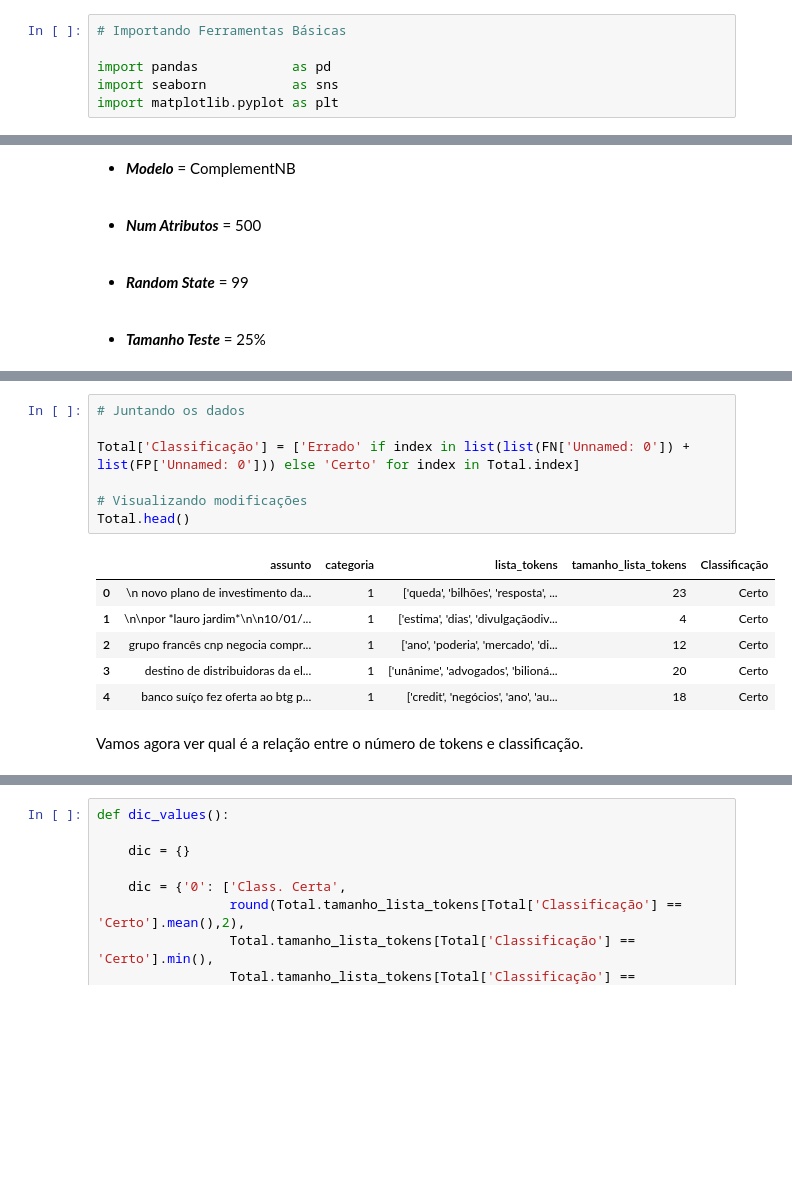
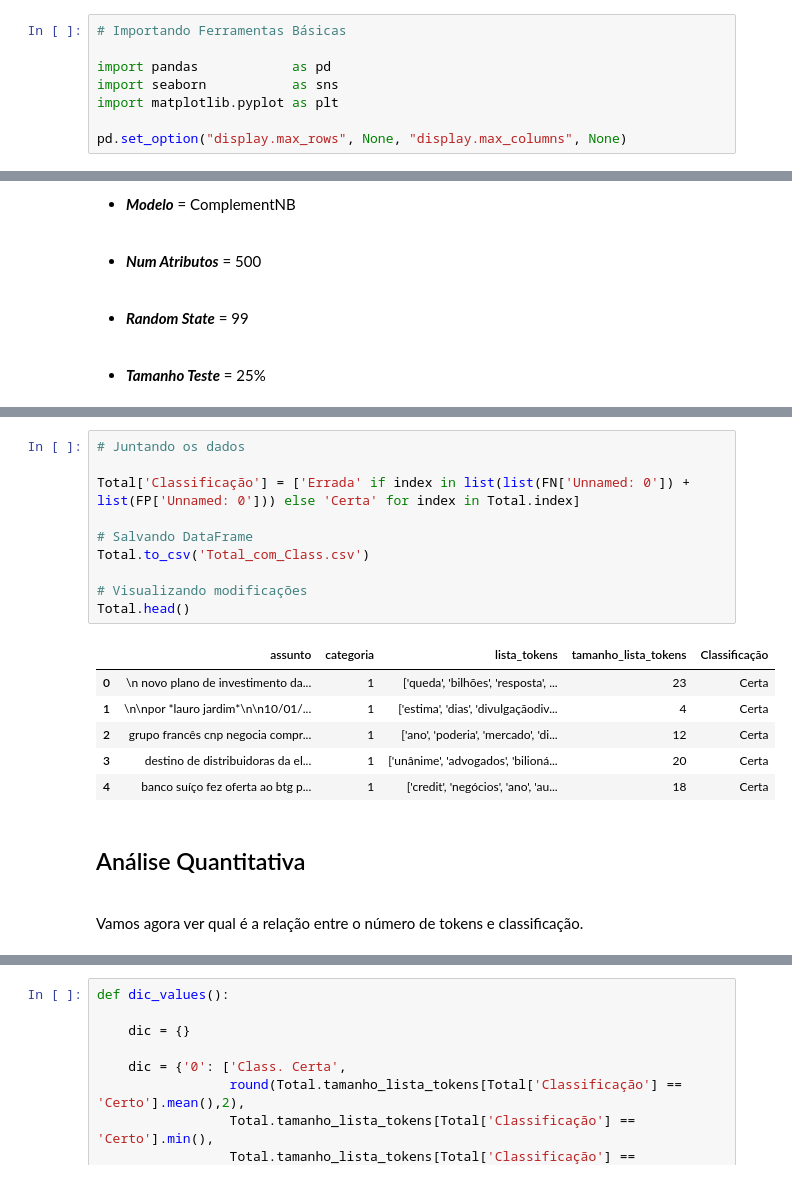
Before and after one commit to EricaFer/CVM, a Jupyter notebook: Análise FP FN.ipynb, the cells around one changed output, grey strips where cells are left out. Cells and saved outputs as stored; diff of their text form; blank space fills up the shorter version.

```diff
--- a/Análise FP FN.ipynb
+++ b/Análise FP FN.ipynb
@@ -10,6 +10,8 @@ Neste Notebook será analisado os documentos que foram classificados errados e t
 import pandas            as pd
 import seaborn           as sns
 import matplotlib.pyplot as plt
+
+pd.set_option("display.max_rows", None, "display.max_columns", None)
 # %% [markdown]
 Importante notar que esses são os dados para:
 
@@ -35,18 +44,25 @@ atributos = pd.read_csv('noticias_final_500_atributos_selecionados.csv')
 # %%
 # Juntando os dados
 
-Total['Classificação'] = ['Errado' if index in list(list(FN['Unnamed: 0']) + list(FP['Unnamed: 0'])) else 'Certo' for index in Total.index]
+Total['Classificação'] = ['Errada' if index in list(list(FN['Unnamed: 0']) + list(FP['Unnamed: 0'])) else 'Certa' for index in Total.index]
+
+# Salvando DataFrame
+Total.to_csv('Total_com_Class.csv')
 
 # Visualizando modificações
 Total.head()
 # %% [output]
 |  | assunto | categoria | lista_tokens | tamanho_lista_tokens | Classificação |
-| 0 | ﻿\n novo plano de investimento da... | 1 | ['queda', 'bilhões', 'resposta', ... | 23 | Certo |
-| 1 | ﻿\n\npor *lauro jardim*\n\n10/01/... | 1 | ['estima', 'dias', 'divulgaçãodiv... | 4 | Certo |
-| 2 | ﻿ grupo francês cnp negocia compr... | 1 | ['ano', 'poderia', 'mercado', 'di... | 12 | Certo |
-| 3 | ﻿ destino de distribuidoras da el... | 1 | ['unânime', 'advogados', 'bilioná... | 20 | Certo |
-| 4 | ﻿ banco suíço fez oferta ao btg p... | 1 | ['credit', 'negócios', 'ano', 'au... | 18 | Certo |
+| 0 | ﻿\n novo plano de investimento da... | 1 | ['queda', 'bilhões', 'resposta', ... | 23 | Certa |
+| 1 | ﻿\n\npor *lauro jardim*\n\n10/01/... | 1 | ['estima', 'dias', 'divulgaçãodiv... | 4 | Certa |
+| 2 | ﻿ grupo francês cnp negocia compr... | 1 | ['ano', 'poderia', 'mercado', 'di... | 12 | Certa |
+| 3 | ﻿ destino de distribuidoras da el... | 1 | ['unânime', 'advogados', 'bilioná... | 20 | Certa |
+| 4 | ﻿ banco suíço fez oferta ao btg p... | 1 | ['credit', 'negócios', 'ano', 'au... | 18 | Certa |
 # %% [markdown]
+## Análise Quantitativa
+
+<br>
+
 Vamos agora ver qual é a relação entre o número de tokens e classificação.
 # %%
 sns.set_theme(style="darkgrid")
```
Also changed, not shown: parts of 5 cells of this notebook, 4 other files.
